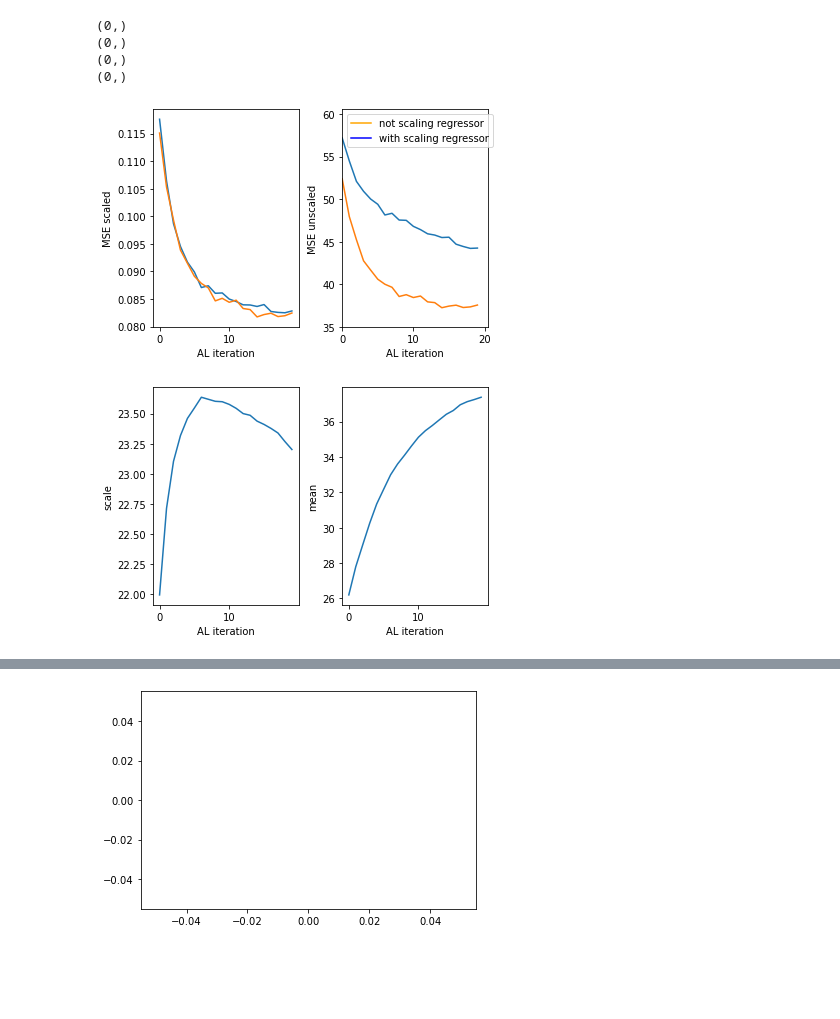
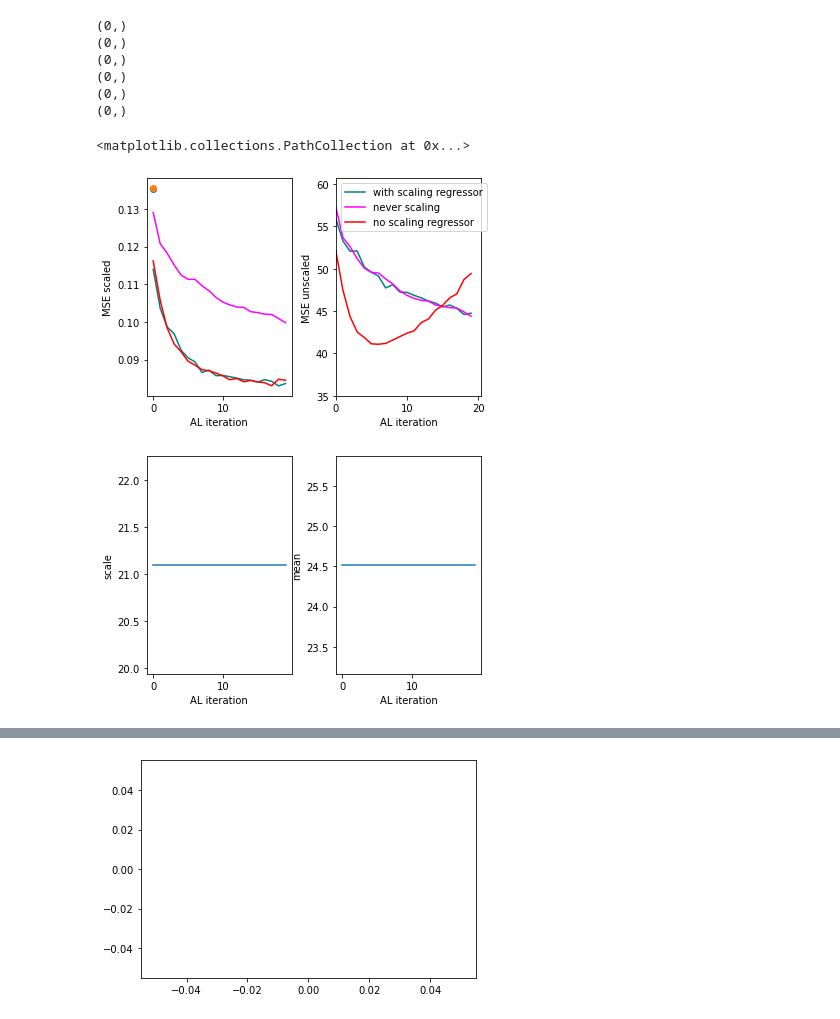
Before and after one commit to zcapjdb/UKAEAGroupProject, a Jupyter notebook: src/notebooks/pipeline_notebooks/outputs.ipynb, the cells around one changed output, grey strips where cells are left out. Cells and saved outputs as stored; diff of their text form; code cells hidden in the pictures; blank space fills up the shorter version.

Commit message:
intermediate changes, no scaling gives weird results

```diff
--- a/src/notebooks/pipeline_notebooks/outputs.ipynb
+++ b/src/notebooks/pipeline_notebooks/outputs.ipynb
@@ -5,13 +5,17 @@ import numpy as np
 # %%
 total = 25000
 output_dir = f"/home/ir-zani1/rds/rds-ukaea-ap001/ir-zani1/qualikiz/UKAEAGroupProject/outputs/15000_5000/"
-name = output_dir+'bootstrapped_AL_lam_1_deep_classretrain_True_withscaling.pkl'
+name = output_dir+'bootstrapped_AL_lam_1_deep_classretrain_True_withscaling_clip.pkl'
 with open(name,"rb") as f:
     dic = pkl.load(f)
 
-name1 = output_dir+'bootstrapped_AL_lam_1_deep_classretrain_True_noscaling.pkl'
+name1 = output_dir+'bootstrapped_AL_lam_1_deep_classretrain_True_noscaling_during_AL_clip.pkl'
 with open(name1,"rb") as f:
     dic1 = pkl.load(f)
+
+name2 = output_dir+'bootstrapped_AL_lam_1_deep_classretrain_True_noscaling_clip.pkl'
+with open(name2,"rb") as f:
+    dic2 = pkl.load(f)
 # %%
 
 def get_data(path, unscale=False):
@@ -53,38 +57,45 @@ def get_losses(dic):
 #
 # %%
 f, ax = plt.subplots(1,2)
-
-for d in [name,name1]:
+colors = ['teal','magenta','red']
+for d,c in zip([name,name1,name2],colors):
     out = get_data(d)
     _,_,test_mean,_ = get_losses(out)
-    ax[0].plot(range(len(test_mean)), test_mean)
+    ax[0].plot(range(len(test_mean)), test_mean,color=c)
     out_unscaled = get_data(d, True)
     _,_,test_mean_unscaled, _= get_losses(out_unscaled)
-    ax[1].plot(range(len(test_mean)), test_mean_unscaled)
+    ax[1].plot(range(len(test_mean)), test_mean_unscaled, color=c)
 xx = np.arange(-10,0,1)
-ax[1].plot(xx,xx, label='not scaling regressor', color='orange')#
-ax[1].plot(xx,xx, label='with scaling regressor', color='blue')
+ax[1].plot(xx,xx, label='with scaling regressor', color='teal')#
+ax[1].plot(xx,xx, label='never scaling', color='magenta')
+ax[1].plot(xx,xx, label='no scaling regressor', color='red')
+
 ax[1].legend()
 
 ax[1].set_xlim(0,)
 ax[1].set_ylim(35)
 ax[0].set_ylabel('MSE scaled')
 ax[1].set_ylabel('MSE unscaled')
 ax[0].set_xlabel('AL iteration')
 ax[1].set_xlabel('AL iteration')
 f.subplots_adjust(wspace=0.3)
+ax[0].scatter([0],dic['out'][0]['test_loss_init'])
+ax[0].scatter([0],dic1['out'][0]['test_loss_init'])
 # %% [output]
 (0,)
 (0,)
 (0,)
 (0,)
+(0,)
+(0,)
+<matplotlib.collections.PathCollection at 0x...>
-[figure, old version]
+[figure, new version]
 # %%
-a = dic['out'][0]['scale_scaler']
+a = dic1['out'][0]['scale_scaler']
 scale = []
 for arr in a:
     scale.append(arr[-1])
-a = dic['out'][0]['mean_scaler']
+a = dic1['out'][0]['mean_scaler']
 mean = []
 for arr in a:
     mean.append(arr[-1])
@@ -99,7 +110,7 @@ ax[0].set_xlabel('AL iteration')
 ax[1].set_xlabel('AL iteration')
 fi.subplots_adjust(wspace=0.3)
 # %% [output]
-[figure, old version]
+[figure, new version]
 # %%
 a
 # %% [output]
```
Also changed, not shown: 3 other files.
